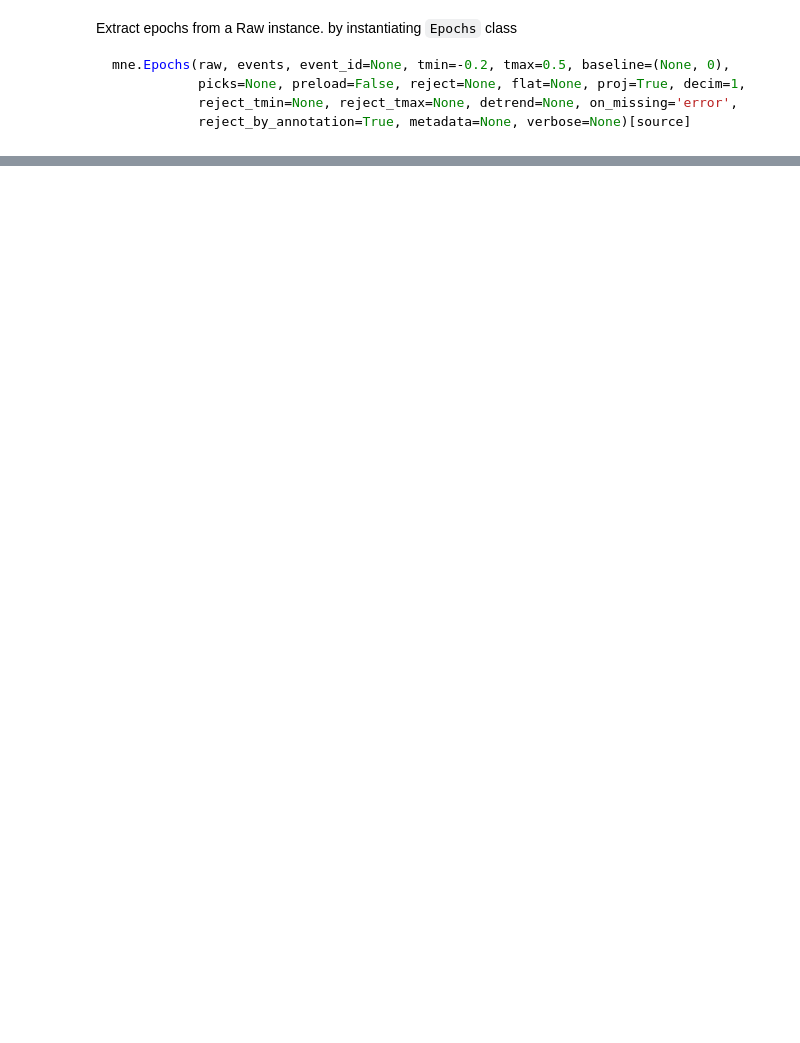
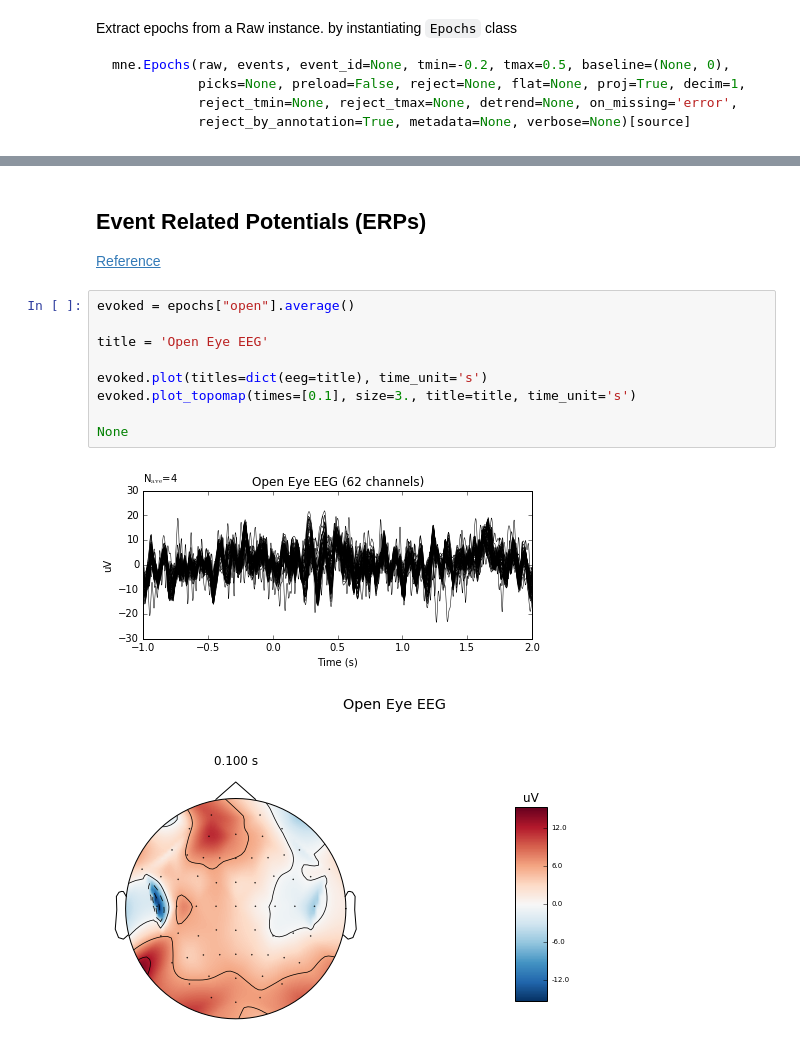
Before and after one commit to atsukoba/MNE-Python-Training, a Jupyter notebook: brainvision_raw.ipynb, the cells around one changed output, grey strips where cells are left out. Cells and saved outputs as stored; diff of their text form; blank space fills up the shorter version.

```diff
--- a/brainvision_raw.ipynb
+++ b/brainvision_raw.ipynb
@@ -349,0 +331,16 @@ epochs.plot_psd(fmin=2., fmax=40.)
+# %% [markdown]
+## Event Related Potentials (ERPs)
+
+[Reference](https://martinos.org/mne/stable/auto_tutorials/plot_eeg_erp.html)
+# %%
+evoked = epochs["open"].average()
+
+title = 'Open Eye EEG'
+
+evoked.plot(titles=dict(eeg=title), time_unit='s')
+evoked.plot_topomap(times=[0.1], size=3., title=title, time_unit='s')
+
+None
+# %% [output]
+[figure, added]
+[figure, added]
```
Also changed, not shown: parts of 19 cells of this notebook.
